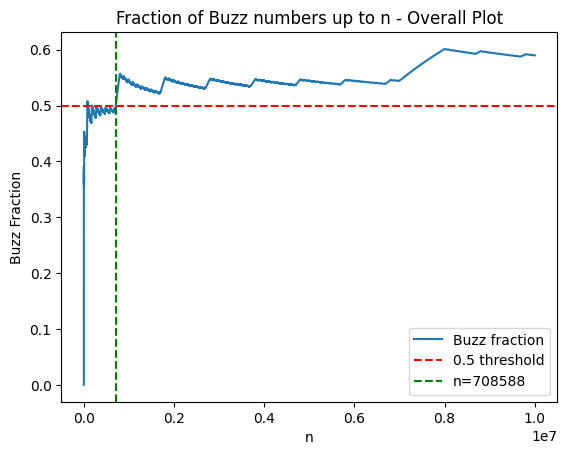
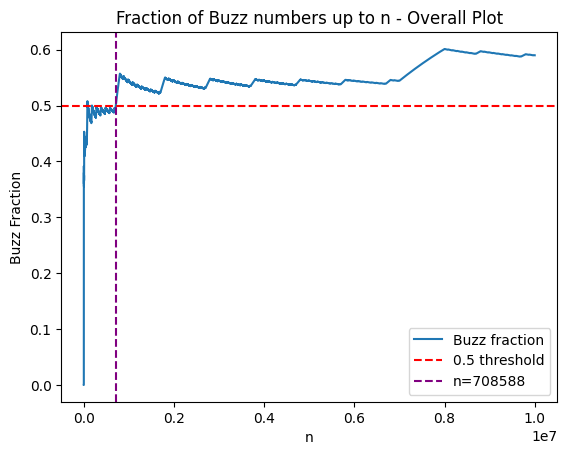
The notebook cell's code change between the first figure and the second:
--- before
+++ after
@@ -4,5 +4,5 @@
 plt.plot(buzz_n, buzz_fracs, label='Buzz fraction')
 plt.axhline(0.5, color='red', linestyle='--', label='0.5 threshold')
-plt.axvline(708588, color='green', linestyle='--', label='n=708588')
+plt.axvline(708588, color='purple', linestyle='--', label='n=708588')
 plt.xlabel('n')
 plt.ylabel('Buzz Fraction')
@@ -13,5 +13,5 @@
 plt.plot(buzz_n[70000:800000], buzz_fracs[70000:800000], label='Buzz fraction')
 plt.axhline(0.5, color='red', linestyle='--', label='0.5 threshold')
-plt.axvline(708588, color='green', linestyle='--', label='n=708588')
+plt.axvline(708588, color='purple', linestyle='--', label='n=708588')
 plt.xlabel('n')
 plt.ylabel('Buzz Fraction')
@@ -38,4 +38,5 @@
 plt.plot(buzz_n[708000:709000], buzz_fracs[708000:709000], label='Buzz fraction')
 plt.axhline(0.5, color='red', linestyle='--', label='0.5 threshold')
+plt.axvline(708588, color='purple', linestyle='--', label='n=708588')
 plt.xlabel('n')
 plt.ylabel('Buzz Fraction')

Commit: Add files via upload